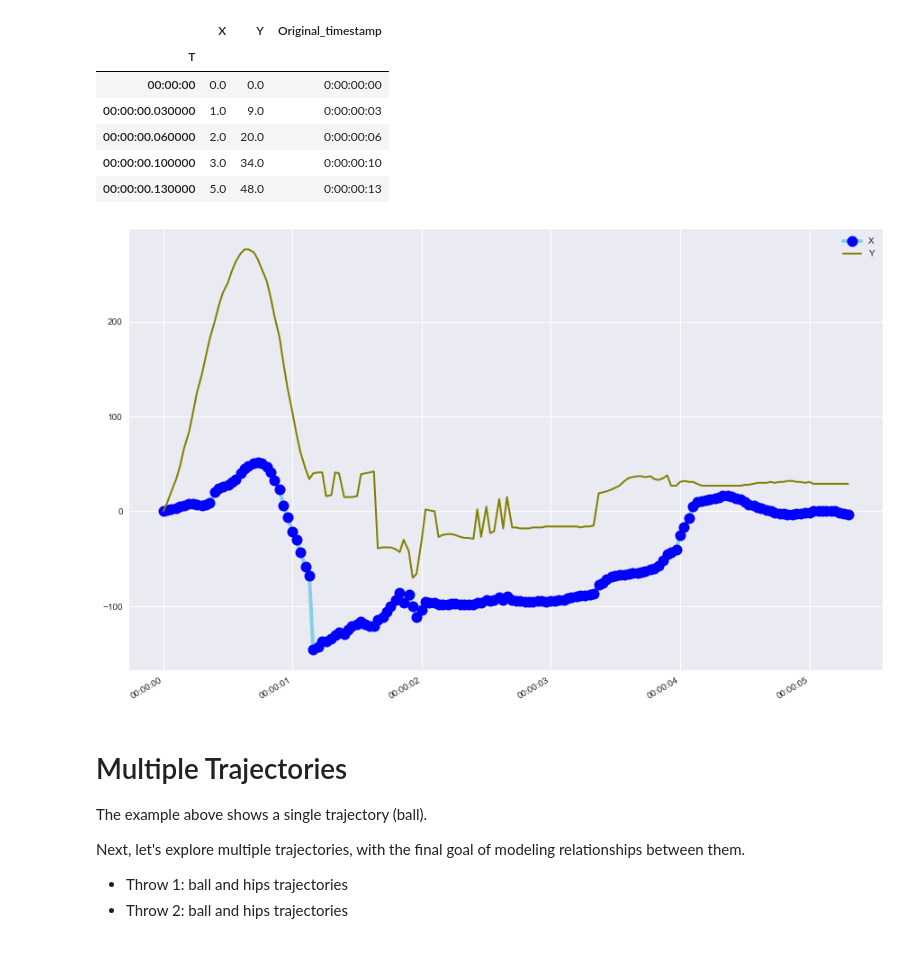
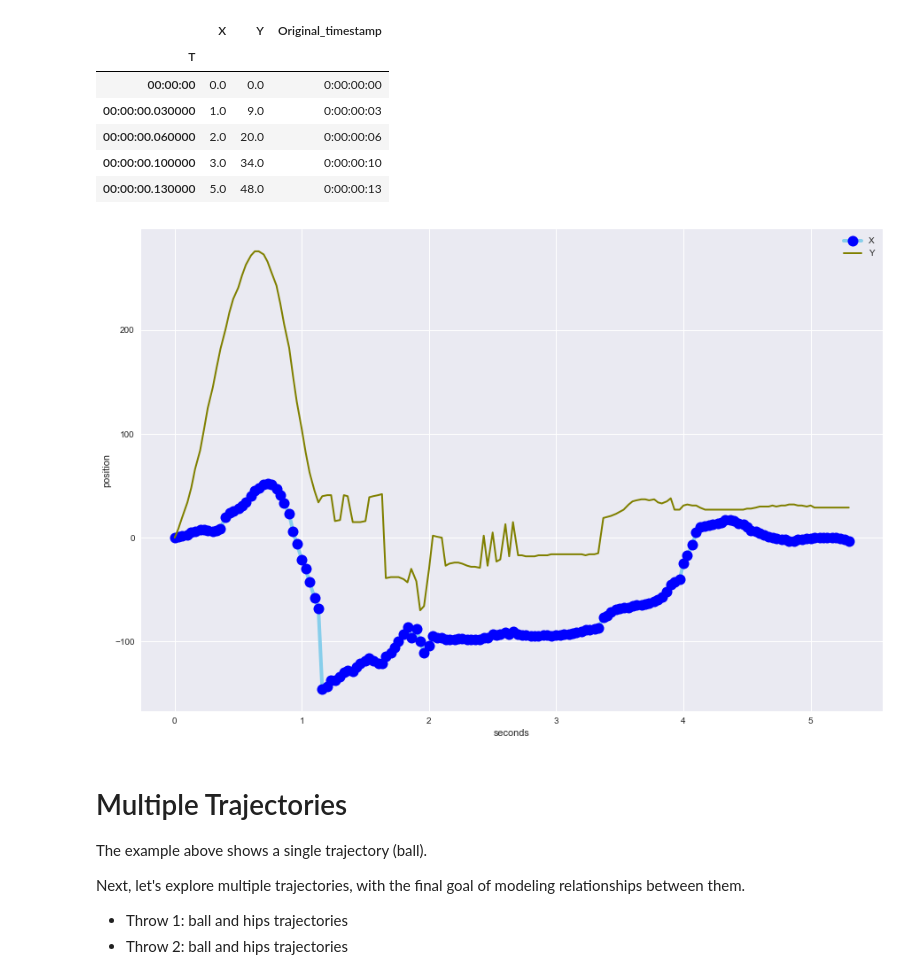
Before and after one commit to lisaong/hss, a Jupyter notebook: 02_explore_data.ipynb, the cells around one changed output. Cells and saved outputs as stored; diff of their text form; code cells hidden in the pictures.

```diff
--- a/02_explore_data.ipynb
+++ b/02_explore_data.ipynb
@@ -31,23 +35,19 @@ df.head()
 # %%
 fig, ax = plt.subplots(figsize=(15, 10))
 
-# easier to view as timestamps
-timestamps = pd.to_datetime(df.index.values)
-
-# only show hh::mm::ss
-ax.xaxis.set_major_formatter(DateFormatter("%H:%M:%S"))
+# convert to seconds
+timestamps = df.index.values / np.timedelta64(1, 's')
 
 # plot both series
 ax.plot(timestamps, df.X, marker='o', markerfacecolor='blue', markersize=12, color='skyblue', linewidth=4)
 ax.plot(timestamps, df.Y, marker='', color='olive', linewidth=2)
+ax.set_xlabel('seconds')
+ax.set_ylabel('position')
 
 ax.legend()
-
-# nicer looking dates
-fig.autofmt_xdate()
 plt.show()
 # %% [output]
-[figure, old version]
+[figure, new version]
 # %% [markdown]
 # Multiple Trajectories
 
```
Also changed, not shown: parts of 16 cells of this notebook.
